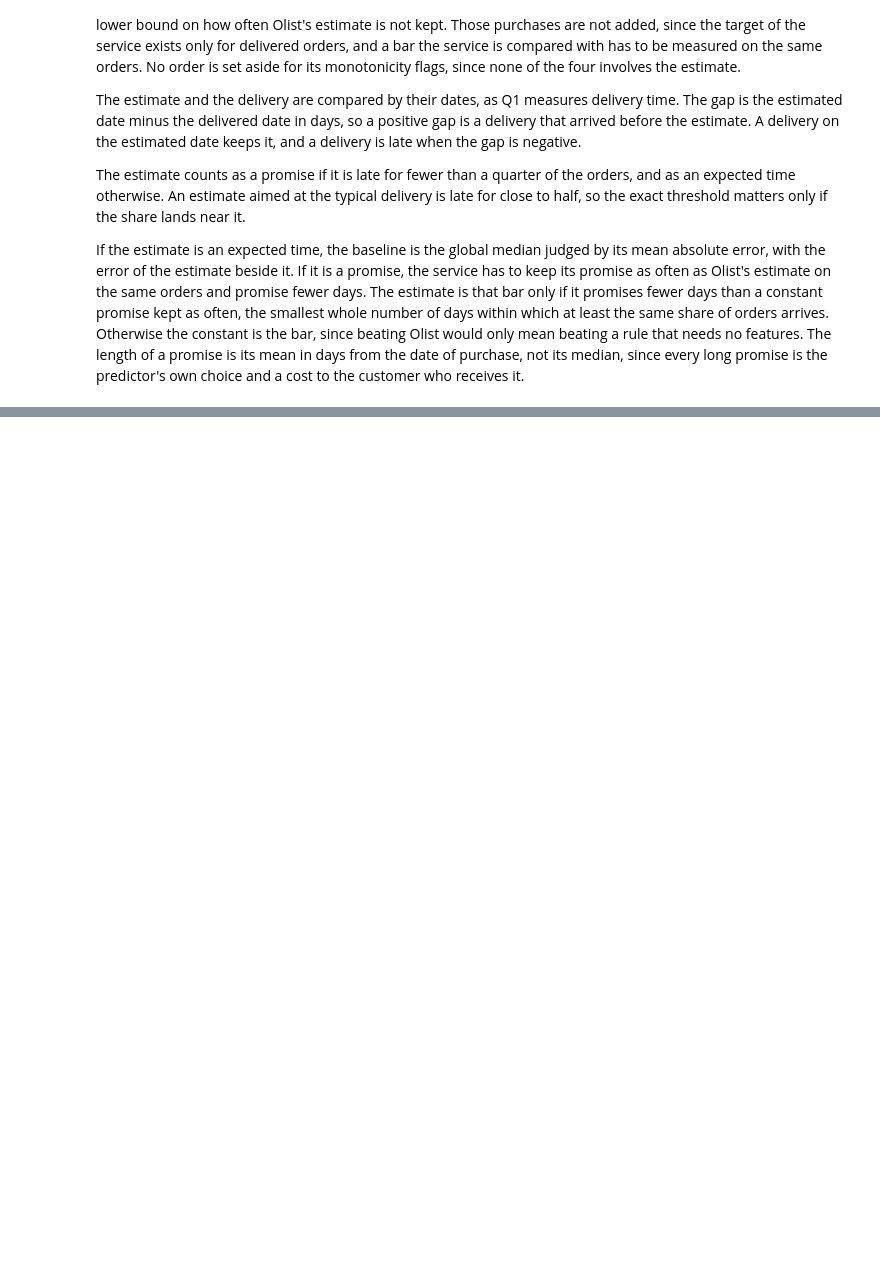
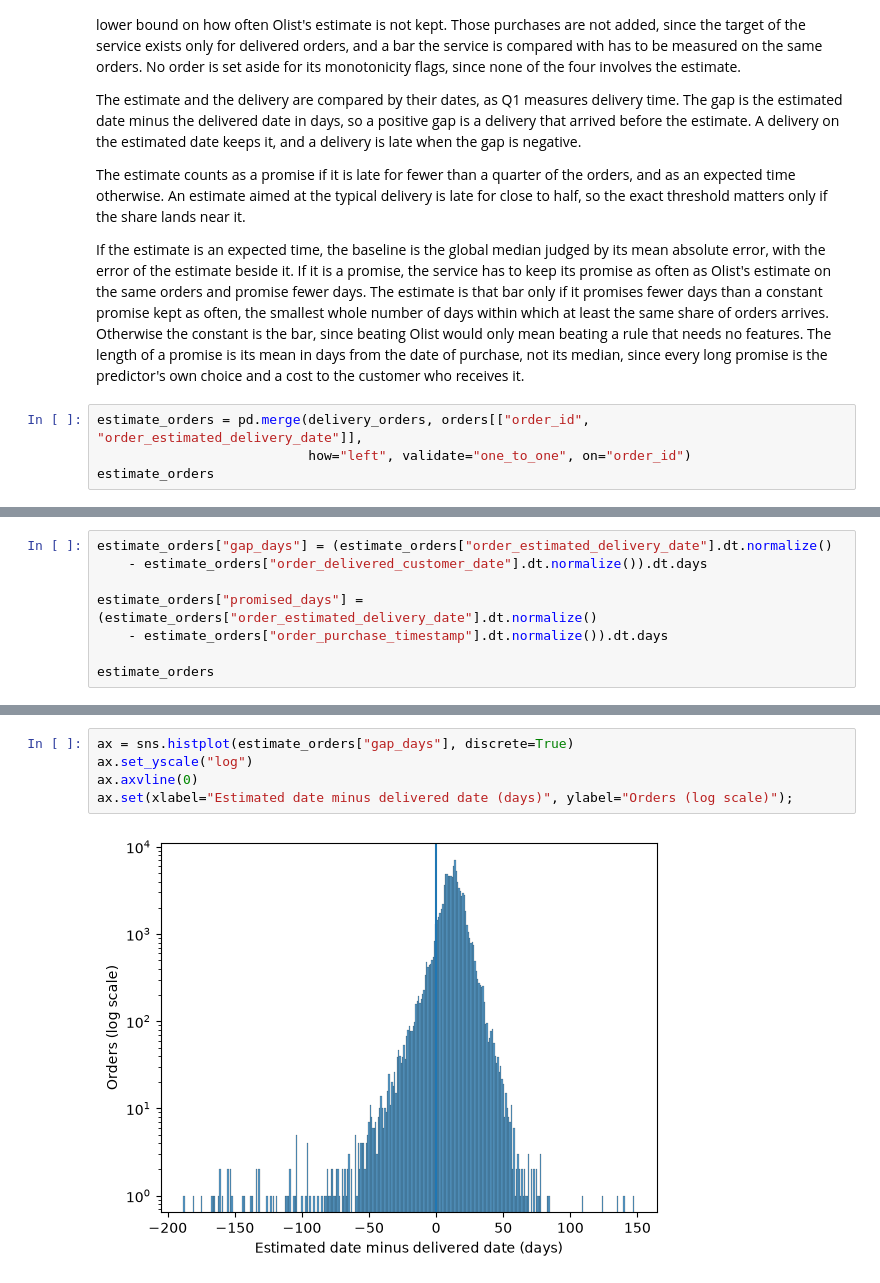
Before and after one commit to Spyrsial/olist-ecommerce-data-cleaning-eda, a Jupyter notebook: 02_exploratory_data_analysis.ipynb, the cells around one changed output, grey strips where cells are left out. Drawn from its saved outputs; the diff is of its cells as text; blank space fills up the shorter version.

```diff
--- a/02_exploratory_data_analysis.ipynb
+++ b/02_exploratory_data_analysis.ipynb
@@ -727,3 +727,7 @@ The estimate and the delivery are compared by their dates, as Q1 measures delive
 The estimate counts as a promise if it is late for fewer than a quarter of the orders, and as an expected time otherwise. An estimate aimed at the typical delivery is late for close to half, so the exact threshold matters only if the share lands near it.
 
 If the estimate is an expected time, the baseline is the global median judged by its mean absolute error, with the error of the estimate beside it. If it is a promise, the service has to keep its promise as often as Olist's estimate on the same orders and promise fewer days. The estimate is that bar only if it promises fewer days than a constant promise kept as often, the smallest whole number of days within which at least the same share of orders arrives. Otherwise the constant is the bar, since beating Olist would only mean beating a rule that needs no features. The length of a promise is its mean in days from the date of purchase, not its median, since every long promise is the predictor's own choice and a cost to the customer who receives it.
+# %%
+estimate_orders = pd.merge(delivery_orders, orders[["order_id", "order_estimated_delivery_date"]],
+                           how="left", validate="one_to_one", on="order_id")
+estimate_orders
@@ -729,0 +754,8 @@ If the estimate is an expected time, the baseline is the global median judged by
+# %%
+estimate_orders["gap_days"] = (estimate_orders["order_estimated_delivery_date"].dt.normalize()
+    - estimate_orders["order_delivered_customer_date"].dt.normalize()).dt.days
+
+estimate_orders["promised_days"] = (estimate_orders["order_estimated_delivery_date"].dt.normalize()
+    - estimate_orders["order_purchase_timestamp"].dt.normalize()).dt.days
+
+estimate_orders
@@ -729,0 +802,7 @@ If the estimate is an expected time, the baseline is the global median judged by
+# %%
+ax = sns.histplot(estimate_orders["gap_days"], discrete=True)
+ax.set_yscale("log")
+ax.axvline(0)
+ax.set(xlabel="Estimated date minus delivered date (days)", ylabel="Orders (log scale)");
+# %% [output]
+[figure, added]
```
Also changed, not shown: parts of 12 cells of this notebook.
